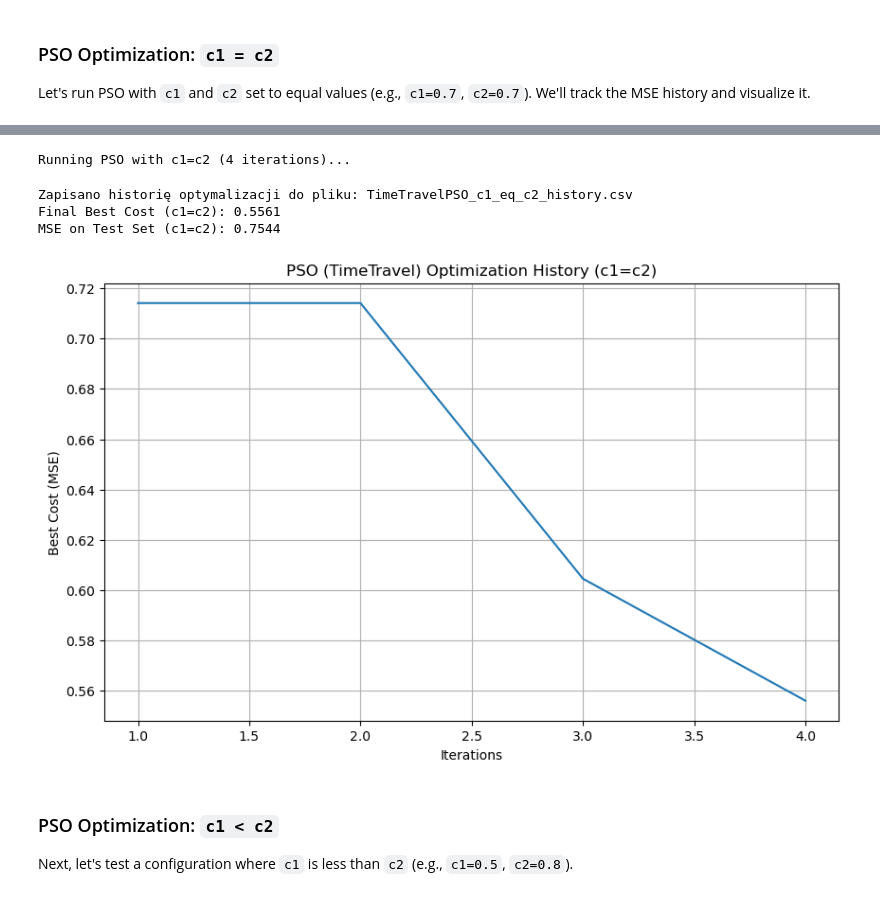
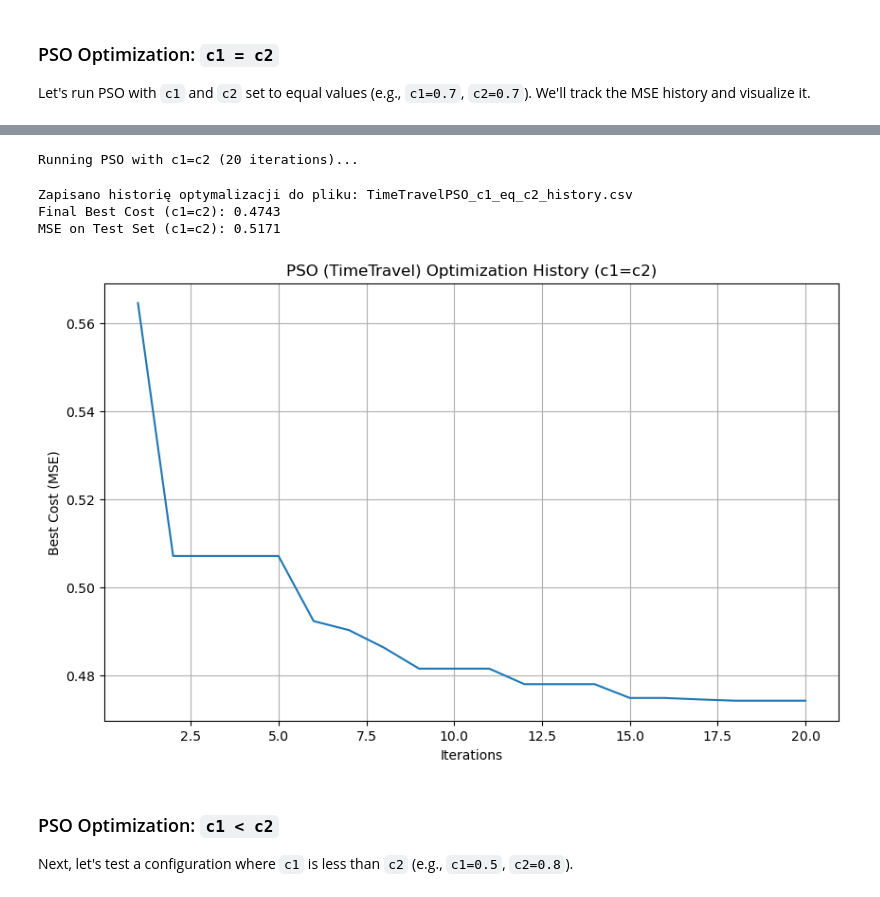
Before and after one commit to lisciu24/MIO-fuzzy-logic, a Jupyter notebook: MIO_project.ipynb, the cells around one changed output, grey strips where cells are left out. Drawn from its saved outputs; the diff is of its cells as text; code cells hidden in the pictures.

```diff
--- a/MIO_project.ipynb
+++ b/MIO_project.ipynb
@@ -167,7 +167,7 @@ bounds = {
     'alc': (df['alcohol'].min(), df['alcohol'].max()),
     'vac': (df['volatile acidity'].min(), df['volatile acidity'].max()),
     'sul': (df['sulphates'].min(), df['sulphates'].max()),
-    'tsod': (df['total sulfur dioxide'].min(), df['total sulfur dioxide'].max()),
+    'tsd': (df['total sulfur dioxide'].min(), df['total sulfur dioxide'].max()),
     'cit': (df['citric acid'].min(), df['citric acid'].max()),
     'den': (df['density'].min(), df['density'].max()),
     'fix': (df['fixed acidity'].min(), df['fixed acidity'].max()),
@@ -570,8 +570,8 @@ def fitness_function(swarm_params):
     results = []
 
     # Dla przyspieszenia obliczeń w PSO używamy podzbioru danych treningowych
-    X_sub_np = X_train[:50].values # Convert X_sub to a numpy array for robust iteration
-    y_sub_flat = y_train[:50].values.flatten() # Convert y_sub to a 1D numpy array
+    X_sub_np = X_train.values # Convert X_sub to a numpy array for robust iteration
+    y_sub_flat = y_train.values.flatten() # Convert y_sub to a 1D numpy array
 
     default_prediction = y_sub_flat.mean()
 
@@ -920,45 +964,40 @@ Let's run PSO with `c1` and `c2` set to equal values (e.g., `c1=0.7`, `c2=0.7`).
 # %%
-# Zakresy poszukiwań dla PSO (znormalizowane do zakresów zmiennych)
-max_bound = np.array([bounds['alc'][1]]*4 + [bounds['vac'][1]]*4 + [bounds['sul'][1]]*4 + [bounds['qlt'][1]]*4)
-min_bound = np.array([bounds['alc'][0]]*4 + [bounds['vac'][0]]*4 + [bounds['sul'][0]]*4 + [bounds['qlt'][0]]*4) # Corrected bounds['sul'][1] to bounds['sul'][0]
-pso_bounds = (min_bound, max_bound)
-
 # Configuration for c1 = c2
-n_particles = 5
+n_particles = 10
 dimensions = 16 # Number of parameters for trapezoidal MFs
-iters = 4 # Using the max of range(2,7,2) as requested
+iters = 20 # Using the max of range(2,7,2) as requested
 options_c1_eq_c2 = {'c1': 0.7, 'c2': 0.7, 'w': 0.9}
 
 print("Running PSO with c1=c2 ({} iterations)...".format(iters))
 best_cost_eq, best_pos_eq, cost_history_eq, mse_pso_eq = run_pso_and_get_history_TimeTravelPSO(
     n_particles=n_particles,
     dimensions=dimensions,
     iters=iters,
     options=options_c1_eq_c2,
     pso_bounds=pso_bounds,
     fitness_function=fitness_function,
     X_test=X_test,
     y_test=y_test,
     csv_filename="TimeTravelPSO_c1_eq_c2_history.csv"
 )
 
 print(f"Final Best Cost (c1=c2): {best_cost_eq:.4f}")
 print(f"MSE on Test Set (c1=c2): {mse_pso_eq:.4f}")
 
 # Plot the cost history
 plt.figure(figsize=(10, 6))
 plt.plot(range(1, iters + 1), cost_history_eq)
 plt.title('PSO (TimeTravel) Optimization History (c1=c2)')
 plt.xlabel('Iterations')
 plt.ylabel('Best Cost (MSE)')
 plt.grid(True)
 plt.show()
 # %% [output]
-Running PSO with c1=c2 (4 iterations)...
+Running PSO with c1=c2 (20 iterations)...
 Zapisano historię optymalizacji do pliku: TimeTravelPSO_c1_eq_c2_history.csv
-Final Best Cost (c1=c2): 0.5561
-MSE on Test Set (c1=c2): 0.7544
+Final Best Cost (c1=c2): 0.4743
+MSE on Test Set (c1=c2): 0.5171
-[figure, old version]
+[figure, new version]
 # %% [markdown]
 ### PSO Optimization: `c1 < c2`
 
```
Also changed, not shown: parts of 60 cells of this notebook, 13 other files.
